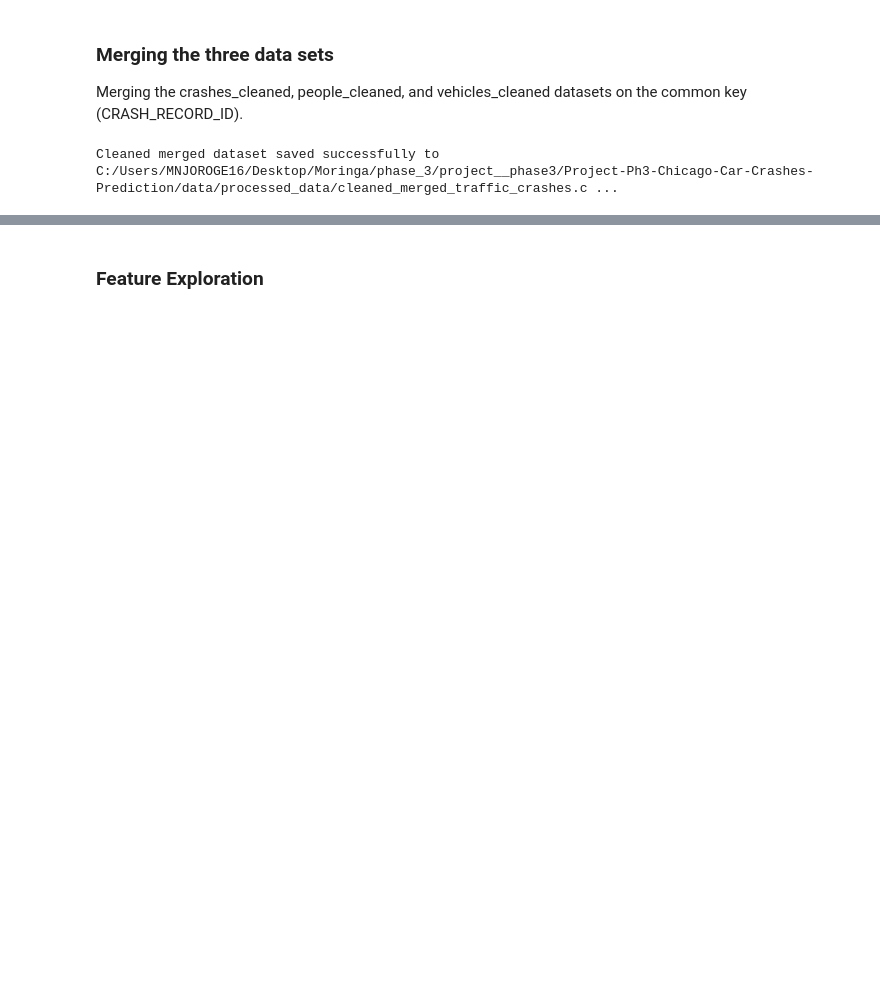
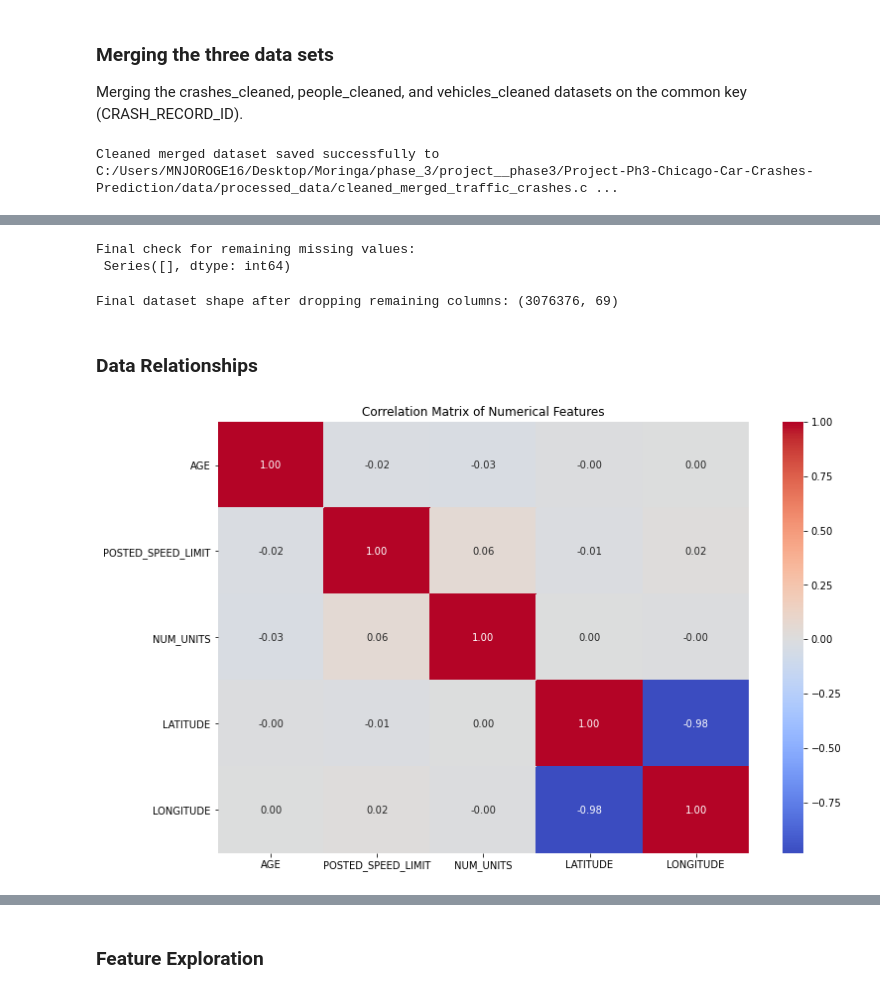
Before and after one commit to Data-Science-Moringa-School/Project-Ph3-Chicago-Car-Crashes-Prediction, a Jupyter notebook: notebooks/01_EDA.ipynb, the cells around one changed output, grey strips where cells are left out. Saved outputs shown, nothing was run; the diff lists cells and outputs as text; code cells hidden in the pictures; blank space fills up the shorter version.

Commit message:
Data Understanding completed; data inspection, handling of missing values, summary statistics,data relationships analysis,feature exploration, generated visulaizations

```diff
--- a/notebooks/01_EDA.ipynb
+++ b/notebooks/01_EDA.ipynb
@@ -628,0 +799,10 @@ VAN/MINI-VAN                                             27633
+# %%
+# Impute categorical features with the mode
+for column in ['MOST_SEVERE_INJURY', 'SEX', 'DRIVERS_LICENSE_STATE', 'DRIVERS_LICENSE_CLASS', 'SAFETY_EQUIPMENT',
+               'AIRBAG_DEPLOYED', 'EJECTION', 'INJURY_CLASSIFICATION', 'DRIVER_ACTION', 'DRIVER_VISION',
+               'PHYSICAL_CONDITION', 'UNIT_TYPE', 'MAKE', 'FIRST_CONTACT_POINT']:
+    merged_df_final[column].fillna(merged_df_final[column].mode()[0], inplace=True)
+
+# Impute numerical features with the median
+for column in ['LATITUDE', 'LONGITUDE', 'AGE']:
+    merged_df_final[column].fillna(merged_df_final[column].median(), inplace=True)
@@ -628,0 +946,10 @@ VAN/MINI-VAN                                             27633
+# %%
+# Drop features with high missing data and low importance
+columns_to_drop = ['CITY', 'STATE', 'ZIPCODE', 'TOWED_I', 'TOWED_BY',
+                   'AREA_01_I', 'AREA_02_I', 'AREA_05_I', 'AREA_06_I',
+                   'AREA_07_I', 'AREA_11_I', 'AREA_12_I']
+
+merged_df_final = merged_df_final.drop(columns=columns_to_drop)
+
+print(f"Dropped columns: {columns_to_drop}")
+print("Dataset shape after dropping columns:", merged_df_final.shape)
@@ -628,0 +968,39 @@ VAN/MINI-VAN                                             27633
+# %%
+# Drop the remaining features with high missing values
+columns_to_drop = ['NUM_PASSENGERS', 'AREA_08_I']
+
+merged_df_final = merged_df_final.drop(columns=columns_to_drop)
+# %%
+# Final check for any remaining missing values
+remaining_missing_values = merged_df_final.isnull().sum()
+print("Final check for remaining missing values:\n", remaining_missing_values[remaining_missing_values > 0])
+# %% [output]
+Final check for remaining missing values:
+ Series([], dtype: int64)
+# %%
+# Verify the shape of the final dataset
+print("Final dataset shape after dropping remaining columns:", merged_df_final.shape)
+# %% [output]
+Final dataset shape after dropping remaining columns: (3076376, 69)
+# %% [markdown]
+### Data Relationships
+# %%
+# Define the numerical variables of interest
+numerical_features = ['LATITUDE', 'LONGITUDE', 'AGE', 'POSTED_SPEED_LIMIT', 'NUM_UNITS']
+# %%
+# Define the path where the image will be saved
+save_path = r'C:\Users\MNJOROGE16\Desktop\Moringa\phase_3\project__phase3\Project-Ph3-Chicago-Car-Crashes-Prediction\visuals\correlation_matrix_heatmap.png'
+
+# Correlation Matrix and Heatmap for Numerical Features
+plt.figure(figsize=(12, 8))
+corr_matrix = merged_df_final[numerical_features].corr()
+sns.heatmap(corr_matrix, annot=True, cmap='coolwarm', fmt=".2f")
+plt.title('Correlation Matrix of Numerical Features')
+
+# Save the figure as a PNG file
+plt.savefig(save_path)
+
+# Display the plot
+plt.show()
+# %% [output]
+[figure, added]
```
Also changed, not shown: parts of 80 cells of this notebook, 17 other files.
